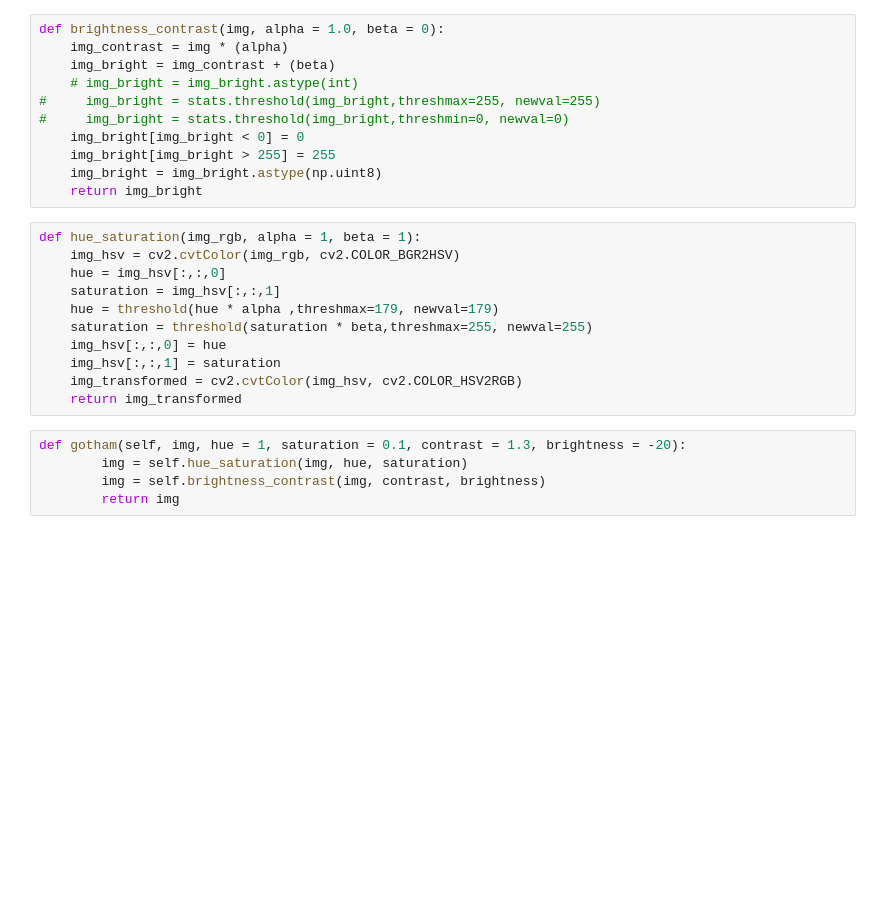
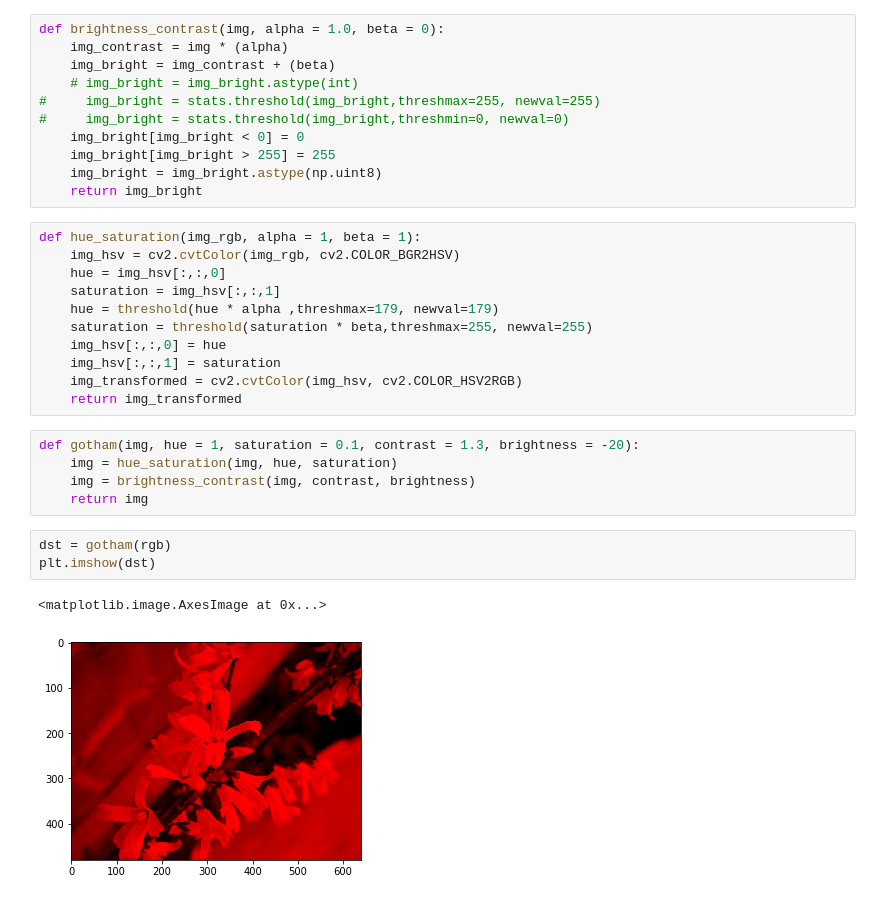
Before and after one commit to juxiangwu/image-processing, a Jupyter notebook: 图像特效/37-图像特效-Gotham效果.ipynb, the cells around one changed output. Saved outputs shown, nothing was run; the diff lists cells and outputs as text; blank space fills up the shorter version.

```diff
--- a/图像特效/37-图像特效-Gotham效果.ipynb
+++ b/图像特效/37-图像特效-Gotham效果.ipynb
@@ -40,7 +40,13 @@ def hue_saturation(img_rgb, alpha = 1, beta = 1):
     img_transformed = cv2.cvtColor(img_hsv, cv2.COLOR_HSV2RGB)
     return img_transformed
 # %%
-def gotham(self, img, hue = 1, saturation = 0.1, contrast = 1.3, brightness = -20):
-		img = self.hue_saturation(img, hue, saturation)
-		img = self.brightness_contrast(img, contrast, brightness)
-		return img
+def gotham(img, hue = 1, saturation = 0.1, contrast = 1.3, brightness = -20):
+    img = hue_saturation(img, hue, saturation)
+    img = brightness_contrast(img, contrast, brightness)
+    return img
+# %%
+dst = gotham(rgb)
+plt.imshow(dst)
+# %% [output]
+<matplotlib.image.AxesImage at 0x...>
+[figure, added]
```
Also changed, not shown: 12 other files.
